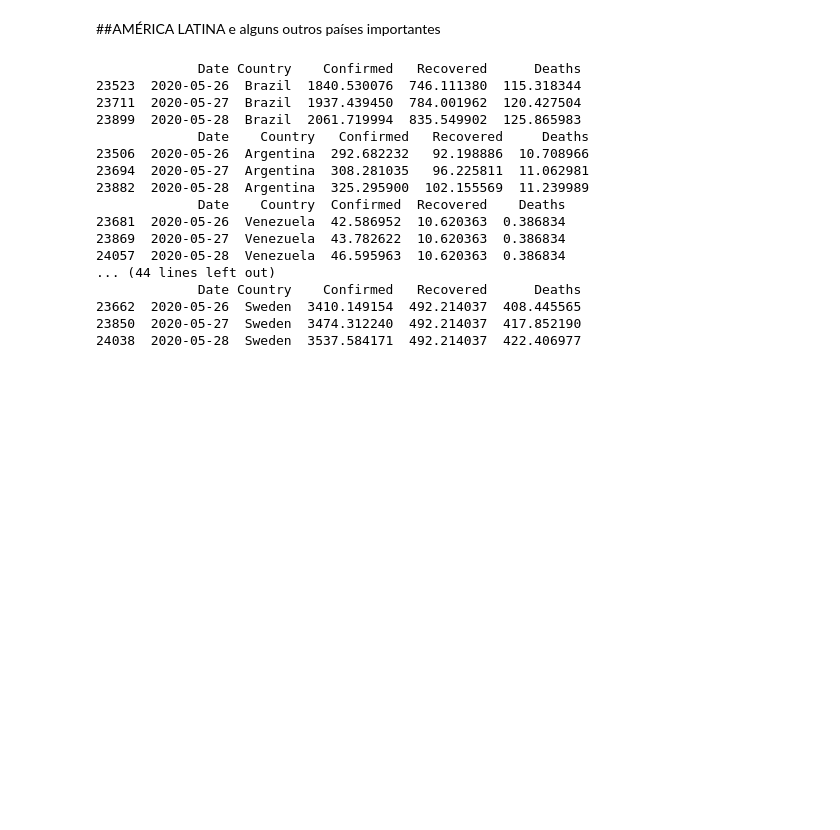
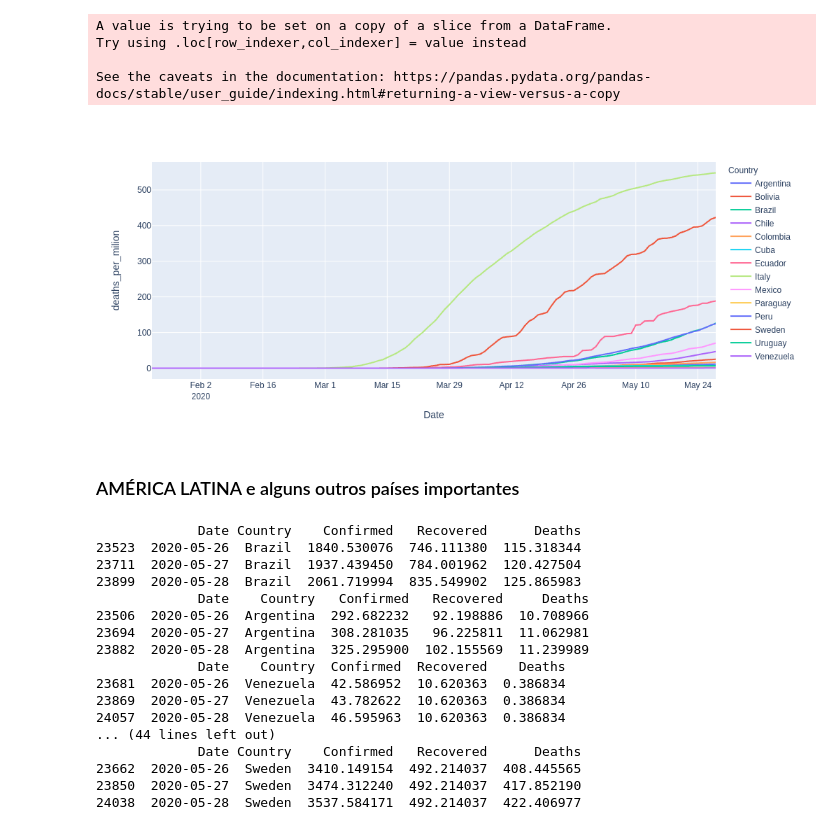
Before and after one commit to ranobr/MyGitFolder, a Jupyter notebook: LACovid.ipynb, the cells around one changed output. Saved outputs shown, nothing was run; the diff lists cells and outputs as text; code cells hidden in the pictures; blank space fills up the shorter version.

```diff
--- a/LACovid.ipynb
+++ b/LACovid.ipynb
@@ -21,0 +30,3 @@ print(df1.tail(3))  # Get last 3 entries in the dataframe
+# %%
+population_df = population_df.rename(columns={'Country (or dependency)':'Country', 'Population (2020)': 'Population'})
+population_df.head()
@@ -21,0 +42,4 @@ print(df1.tail(3))  # Get last 3 entries in the dataframe
+# %%
+covid_world = covid_world.merge(population_df[['Country', 'Population']], on='Country')
+covid_world['Population'] = covid_world['Population']/1000000
+covid_world.sort_values(by='Date').head()
@@ -22,5 +53,22 @@ print(df1.tail(3))  # Get last 3 entries in the dataframe
+# %%
+country_list = ['Brazil', 'Argentina', 'Venezuela', 'Paraguay', 'Uruguay',
+                'Mexico', 'Chile', 'Bolivia', 'Peru', 'Ecuador', 'Colombia',
+                'Cuba', 'US', 'Italy', 'Sweden']
+filtered_countries = covid_world[covid_world['Country'].isin(country_list)]
+# %%
+filtered_countries['deaths_per_milion'] = filtered_countries['Deaths']/filtered_countries['Population']
+# %% [output]
+A value is trying to be set on a copy of a slice from a DataFrame.
+Try using .loc[row_indexer,col_indexer] = value instead
+
+See the caveats in the documentation: https://pandas.pydata.org/pandas-docs/stable/user_guide/indexing.html#returning-a-view-versus-a-copy
+# %%
+fig = px.line(filtered_countries, x="Date", y="deaths_per_milion", color='Country')
+fig.show()
+# %% [output]
+[figure, added]
 # %% [markdown]
-##AMÉRICA LATINA e alguns outros países importantes
+### AMÉRICA LATINA e alguns outros países importantes
 # %%
 country = []
 pop = []
```
Also changed, not shown: parts of 7 cells of this notebook, 1 other file.
